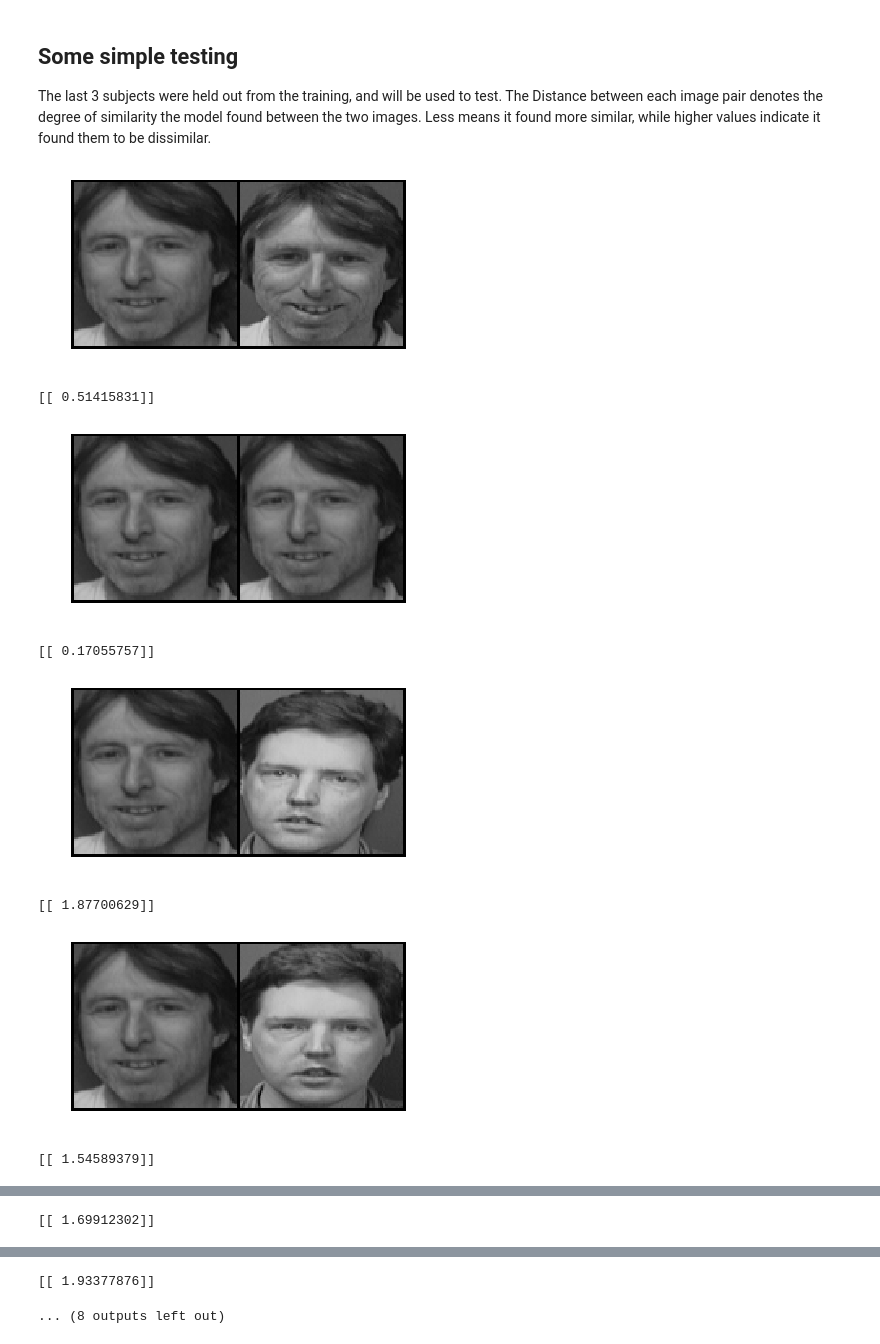
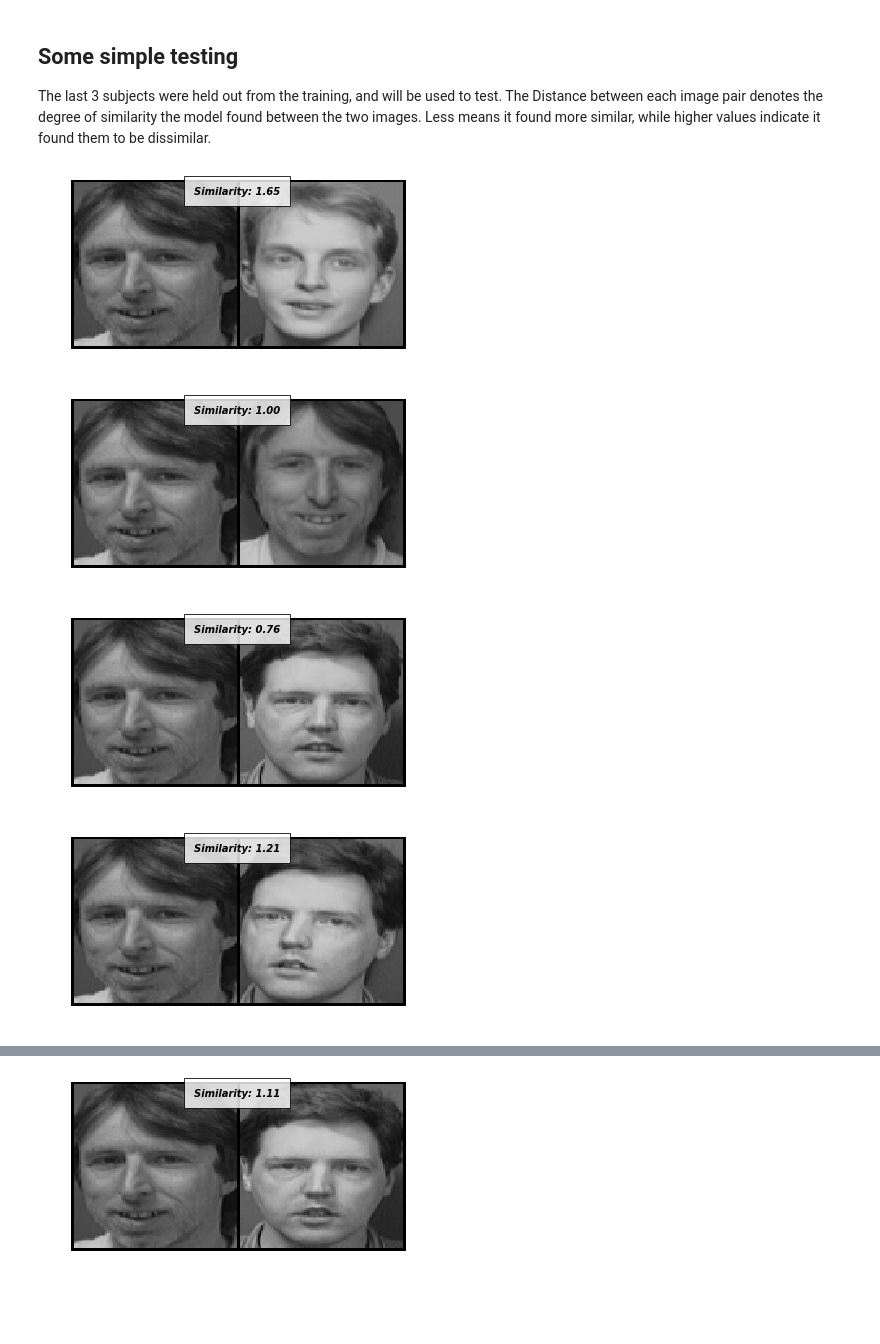
Before and after one commit to harveyslash/Facial-Similarity-with-Siamese-Networks-in-Pytorch, a Jupyter notebook: Siamese-networks-medium.ipynb, the cells around one changed output, grey strips where cells are left out. Drawn from its saved outputs; the diff is of its cells as text; code cells hidden in the pictures; blank space fills up the shorter version.

Commit message:
added requirements.txt , and text on images

```diff
--- a/Siamese-networks-medium.ipynb
+++ b/Siamese-networks-medium.ipynb
@@ -27,9 +26,12 @@ from tqdm import tqdm
 ## Helper functions
 Set of helper functions
 # %%
-def imshow(img):
+def imshow(img,text,should_save=False):
     npimg = img.numpy()
     plt.axis("off")
+    if text:
+        plt.text(75, 8, text, style='italic',fontweight='bold',
+            bbox={'facecolor':'white', 'alpha':0.8, 'pad':10})
     plt.imshow(np.transpose(npimg, (1, 2, 0)))
     plt.show()
 
@@ -244,29 +246,24 @@ The last 3 subjects were held out from the training, and will be used to test. T
 # %%
 folder_dataset_test = dset.ImageFolder(root=Config.testing_dir)
 siamese_dataset = SiameseNetworkDataset(imageFolderDataset=folder_dataset_test,
                                         transform=transforms.Compose([transforms.Scale((100,100)),
                                                                       transforms.ToTensor()
                                                                       ])
                                        ,should_invert=False)
 
 test_dataloader = DataLoader(siamese_dataset,num_workers=6,batch_size=1,shuffle=True)
 dataiter = iter(test_dataloader)
 x0,_,_ = next(dataiter)
 
 for i in range(10):
     _,x1,label2 = next(dataiter)
     concatenated = torch.cat((x0,x1),0)
-    imshow(torchvision.utils.make_grid(concatenated))
 
     output1,output2 = net(Variable(x0).cuda(),Variable(x1).cuda())
     euclidean_distance = F.pairwise_distance(output1, output2)
-    print (euclidean_distance.cpu().data.numpy())
+    imshow(torchvision.utils.make_grid(concatenated),'Similarity: {:.2f}'.format(euclidean_distance.cpu().data.numpy()[0][0]))
 # %% [output]
-[figure, old version]
+[figure, new version]
-[[ 0.51415831]]
-[figure, old version]
+[figure, new version]
-[[ 0.17055757]]
-[figure, old version]
+[figure, new version]
-[[ 1.87700629]]
-[figure, old version]
+[figure, new version]
-[[ 1.54589379]]
@@ -274 +270,0 @@ for i in range(10):
-[[ 1.69912302]]
@@ -276,2 +272 @@ for i in range(10):
-[[ 1.93377876]]
-... (8 outputs left out)
+[figure, added]
```
Also changed, not shown: parts of 4 cells of this notebook, 1 other file.
